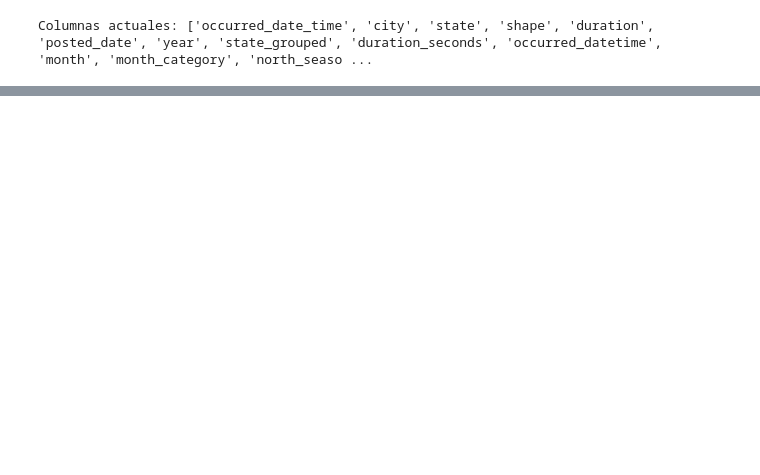
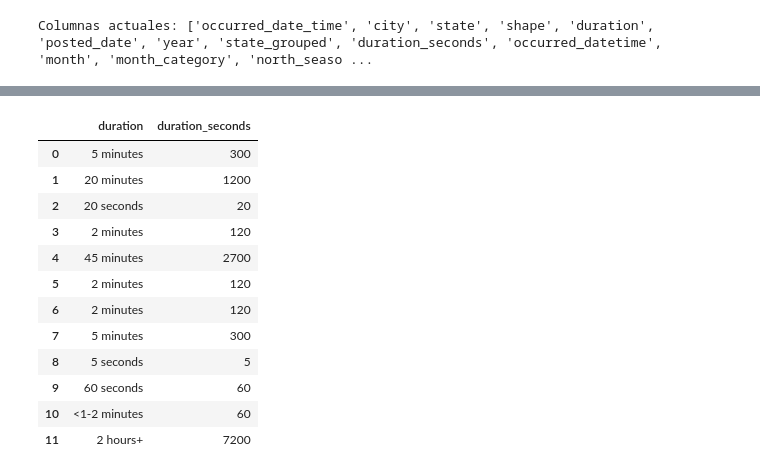
Before and after one commit to arieltunon74/Aprendizaje_automatico_parcial_2026, a Jupyter notebook: notebooks/01 - Preprocesamiento y Escalado/01_Limpieza_y_Preprocesamiento_.ipynb, the cells around one changed output, grey strips where cells are left out. Saved outputs shown, nothing was run; the diff lists cells and outputs as text; code cells hidden in the pictures; blank space fills up the shorter version.

```diff
--- a/notebooks/01 - Preprocesamiento y Escalado/01_Limpieza_y_Preprocesamiento_.ipynb
+++ b/notebooks/01 - Preprocesamiento y Escalado/01_Limpieza_y_Preprocesamiento_.ipynb
@@ -1990,0 +2108,72 @@ df['year'] = df['year'].astype(str).str.slice(0, 4).astype('Int64')
+# %%
+import pandas as pd
+import numpy as np
+import re
+
+# 1. Cargar el dataset procesado actual utilizando el delimitador correcto (coma por defecto)
+df = pd.read_csv('dataset_procesado.csv', low_memory=False)
+
+# 2. Función de limpieza avanzada (con soporte para formato mm:ss o hh:mm:ss)
+def limpiar_duracion_con_formato_tiempo(val):
+    if pd.isna(val):
+        return np.nan
+
+    val_str = str(val).lower().strip()
+
+    # Si tiene formato de tiempo tipo mm:ss o hh:mm:ss (ej: 1:30, 02:15, 1:15:30)
+    if re.match(r'^\d{1,2}:\d{2}(?::\d{2})?$', val_str):
+        partes = val_str.split(':')
+        try:
+            if len(partes) == 2:  # Formato minutos:segundos (mm:ss) -> ej: 1:30 = 1*60 + 30 = 90
+                minutos = int(partes[0])
+                segundos = int(partes[1])
+                return (minutos * 60) + segundos
+            elif len(partes) == 3:  # Formato horas:minutos:segundos (hh:mm:ss)
+                horas = int(partes[0])
+                minutos = int(partes[1])
+                segundos = int(partes[2])
+                return (horas * 3600) + (minutos * 60) + segundos
+        except:
+            return np.nan
+
+    # Si contiene horas en texto (hour, hours, hr, hrs) -> Multiplicar por 3600
+    if 'hour' in val_str or 'hr' in val_str:
+        match = re.search(r'\b\d+(?:\.\d+)?\b', val_str)
+        if match:
+            try:
+                return float(match.group(0)) * 3600
+            except:
+                return np.nan
+
+    # Si contiene minutos en texto (min, minute, minutes) -> Multiplicar por 60
+    if 'min' in val_str:
+        match = re.search(r'\b\d+(?:\.\d+)?\b', val_str)
+        if match:
+            try:
+                return float(match.group(0)) * 60
+            except:
+                return np.nan
+
+    # Si contiene segundos (sec, second, seconds) o solo números sueltos
+    match = re.search(r'\b\d+(?:\.\d+)?\b', val_str)
+    if match:
+        try:
+            return float(match.group(0))
+        except:
+            return np.nan
+
+    return np.nan
+
+# 3. Aplicar la función a la columna duration para actualizar 'duration_seconds'
+if 'duration' in df.columns:
+    df['duration_seconds'] = df['duration'].apply(limpiar_duracion_con_formato_tiempo)
+
+    # Redondear y convertir a entero limpio (Int64) admitiendo nulos sin mostrar .0
+    df['duration_seconds'] = pd.to_numeric(df['duration_seconds'], errors='coerce').round().astype('Int64')
+
+# 4. Guardar los cambios manteniendo el formato estándar de coma
+df.to_csv('dataset_procesado.csv', index=False)
+
+print("¡Conversión de formatos tipo '1:30' realizada y guardada con éxito en 'dataset_procesado.csv'!")
+display(df[['duration', 'duration_seconds']].head(12))
+# %% [output]
@@ -1990,0 +2181,13 @@ df['year'] = df['year'].astype(str).str.slice(0, 4).astype('Int64')
+|  | duration | duration_seconds |
+| 0 | 5 minutes | 300 |
+| 1 | 20 minutes | 1200 |
+| 2 | 20 seconds | 20 |
+| 3 | 2 minutes | 120 |
+| 4 | 45 minutes | 2700 |
+| 5 | 2 minutes | 120 |
+| 6 | 2 minutes | 120 |
+| 7 | 5 minutes | 300 |
+| 8 | 5 seconds | 5 |
+| 9 | 60 seconds | 60 |
+| 10 | <1-2 minutes | 60 |
+| 11 | 2 hours+ | 7200 |
```
Also changed, not shown: parts of 32 cells of this notebook, 1 other file.
